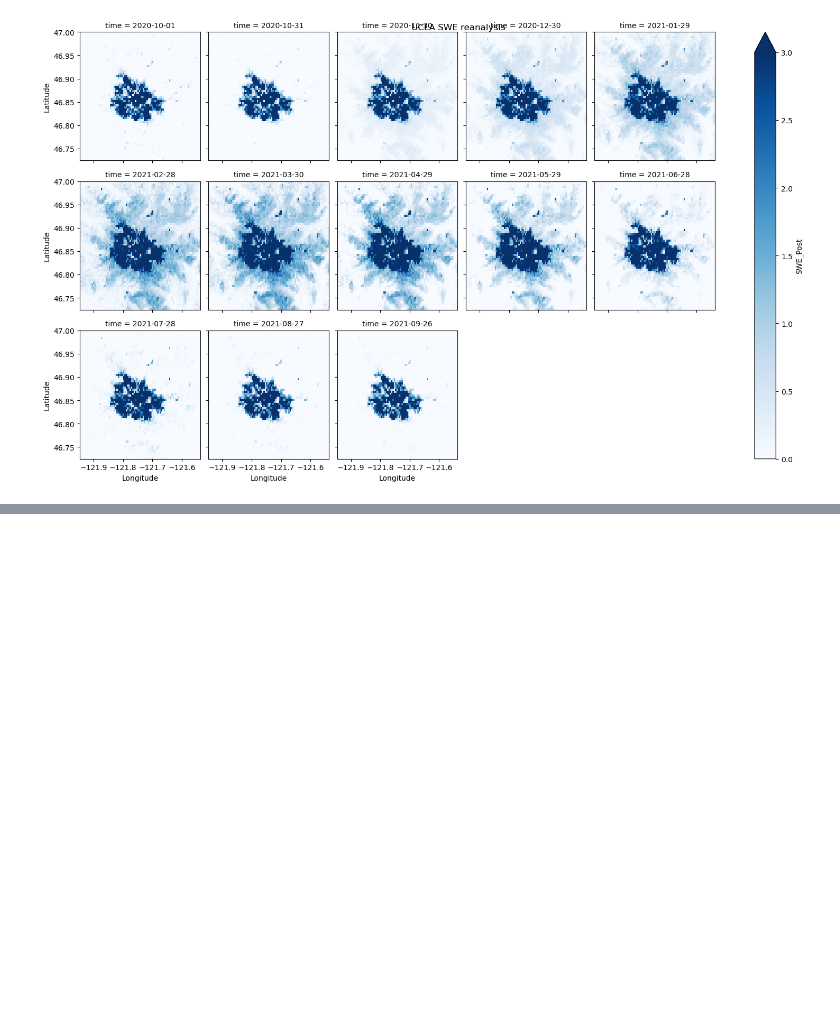
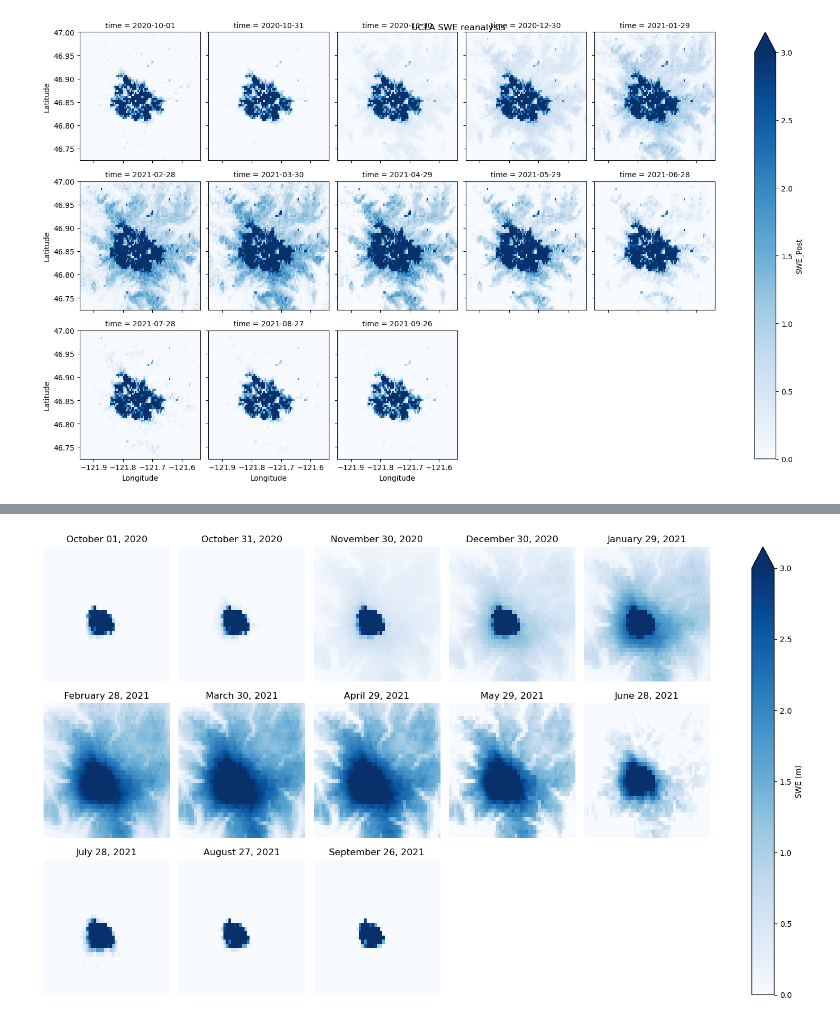
Before and after one commit to egagli/easysnowdata, a Jupyter notebook: docs/examples/hydroclimatology_examples.ipynb, the cells around one changed output, grey strips where cells are left out. Cells and saved outputs as stored; diff of their text form; code cells hidden in the pictures; blank space fills up the shorter version.

Commit message:
add snodas code and example

```diff
--- a/docs/examples/hydroclimatology_examples.ipynb
+++ b/docs/examples/hydroclimatology_examples.ipynb
@@ -260,0 +264,8 @@ Text(0.5, 0.98, 'UCLA SWE reanalysis')
+# %%
+snodas_ds = easysnowdata.hydroclimatology.get_snodas(
+    bbox_input=bbox_gdf,
+    start_date="2020-10-01",
+    end_date="2021-09-30",
+    variables=["Snow_Depth", "SWE"]
+)
+snodas_ds
@@ -260,0 +292,15 @@ Text(0.5, 0.98, 'UCLA SWE reanalysis')
+# %%
+f = snodas_ds["SWE"].isel(time=slice(0, 365, 30)).plot.imshow(
+    col="time",
+    col_wrap=5,
+    cmap="Blues",
+    vmin=0,
+    vmax=3,
+    cbar_kwargs={'label': 'SWE (m)'}
+)
+
+for ax, time in zip(f.axs.flat, snodas_ds["SWE"].isel(time=slice(0, 365, 30)).time.values):
+    ax.set_title(f'{pd.to_datetime(time).strftime("%B %d, %Y")}')
+    ax.axis('off')
+# %% [output]
+[figure, added]
```
Also changed, not shown: parts of 3 cells of this notebook, 1 other file.
